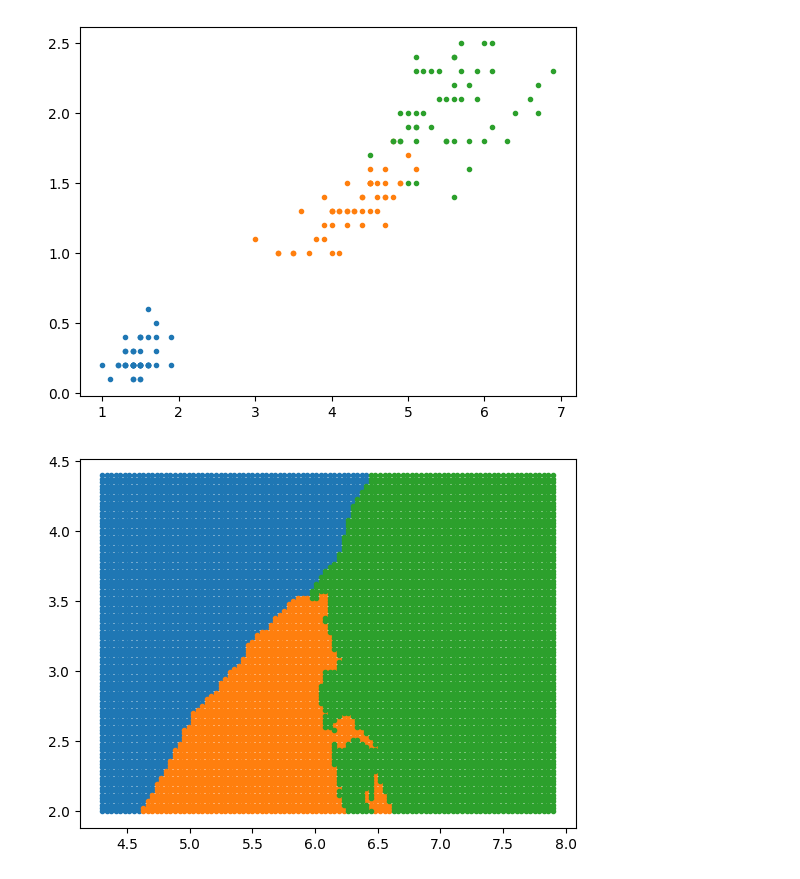
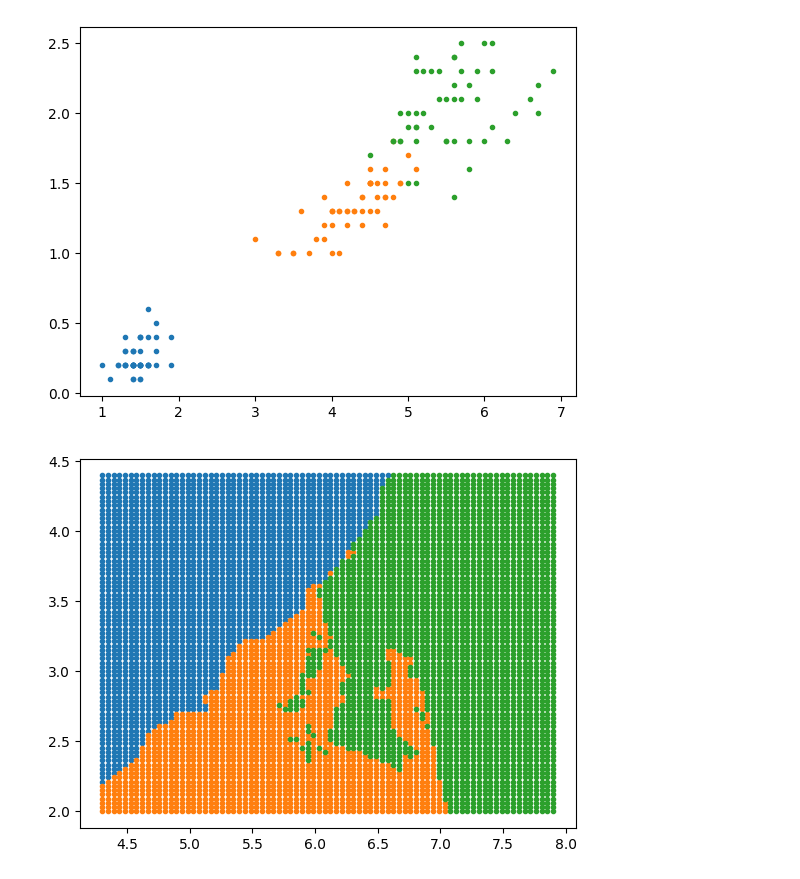
Before and after one commit to ollihansen90/MatheSH-StatLern, a Jupyter notebook: Iris_kNN.ipynb, the cells around one changed output. Saved outputs shown, nothing was run; the diff lists cells and outputs as text; code cells hidden in the pictures.

```diff
--- a/Iris_kNN.ipynb
+++ b/Iris_kNN.ipynb
@@ -28,29 +28,30 @@ plt.show()
 # %%
 def kNN(point, data, labels, k=5):
     dists = np.sum((data-point)**2, axis=-1)
     neighb = np.argsort(dists)[:k]
     neighb_labels = labels[neighb]
     n_labels = 3*[0]
     for l in neighb_labels:
         n_labels[l] += 1
     return np.argmax(n_labels)
 
 datax_min, datax_max = np.min(data[:,0]), np.max(data[:,0])
 datay_min, datay_max = np.min(data[:,1]), np.max(data[:,1])
 
-xx = np.linspace(datax_min, datax_max, num=100)[None,:]*np.ones([100,1])
-yy = np.linspace(datay_min, datay_max, num=100)[:,None]*np.ones([1,100])
+n_points = 80
+xx = np.linspace(datax_min, datax_max, num=n_points)[None,:]*np.ones([n_points,1])
+yy = np.linspace(datay_min, datay_max, num=n_points)[:,None]*np.ones([1,n_points])
 
 testdata = np.reshape(np.stack([xx,yy]), [2,-1]).T
 testlabel = np.zeros(len(testdata))
 
 for i in trange(len(testdata)):
-    testlabel[i] = kNN(testdata[i], data[:, [0,1]], labels, k=21)
+    testlabel[i] = kNN(testdata[i], data[:, [0,1]], labels, k=5)
 
 plt.figure()
 plt.plot(testdata[testlabel==0,0], testdata[testlabel==0,1], ".")
 plt.plot(testdata[testlabel==1,0], testdata[testlabel==1,1], ".")
 plt.plot(testdata[testlabel==2,0], testdata[testlabel==2,1], ".")
 plt.show()
 # %% [output]
-[figure, old version]
+[figure, new version]
```
